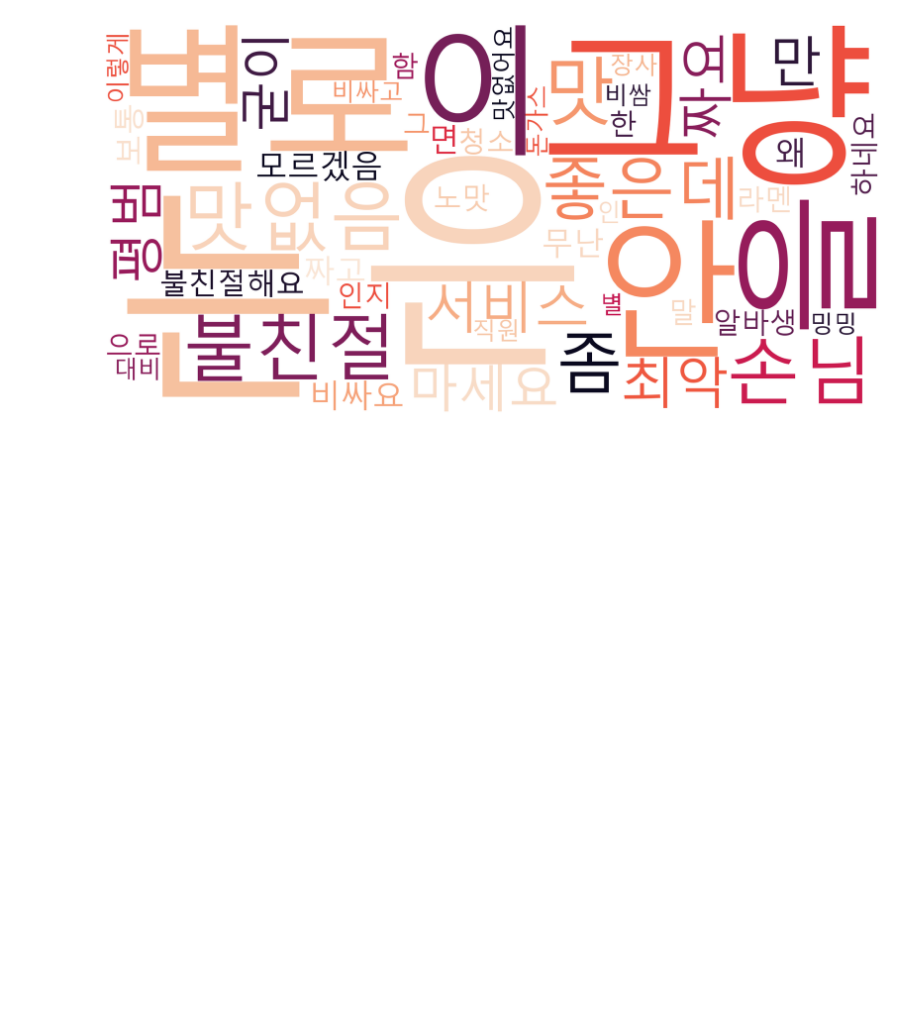
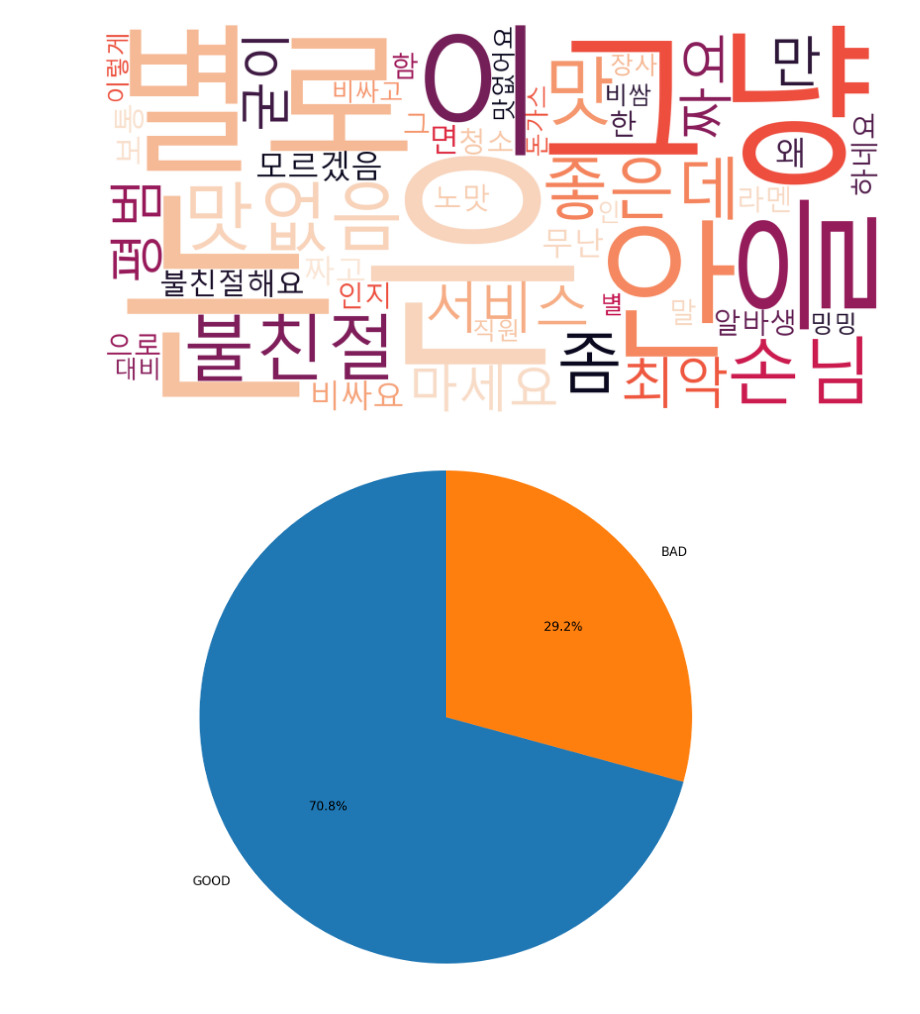
Before and after one commit to wogur0915/Hot_Place_NLP_Project, a Jupyter notebook: kakao_modelize.ipynb, the cells around one changed output. Cells and saved outputs as stored; diff of their text form; code cells hidden in the pictures; blank space fills up the shorter version.

```diff
--- a/kakao_modelize.ipynb
+++ b/kakao_modelize.ipynb
@@ -538,3 +538,24 @@ plt.axis('off')
 plt.show()
 # %% [output]
 [figure]
+# %%
+import matplotlib.pyplot as plt
+
+# 데이터 준비
+good_count = df['y'].value_counts()[1]
+bad_count = df['y'].value_counts()[0]
+
+sizes = [good_count, bad_count]  # 1(맛집)과 0(맛집 아님)의 개수
+labels = ['GOOD', 'BAD']
+
+# 원형 차트 그리기
+fig1, ax1 = plt.subplots()
+ax1.pie(sizes, labels=labels, autopct='%1.1f%%', startangle=90)
+
+# 원형 차트의 동그란 모양 유지
+ax1.axis('equal')
+
+# 표시
+plt.show()
+# %% [output]
+[figure, added]
```
